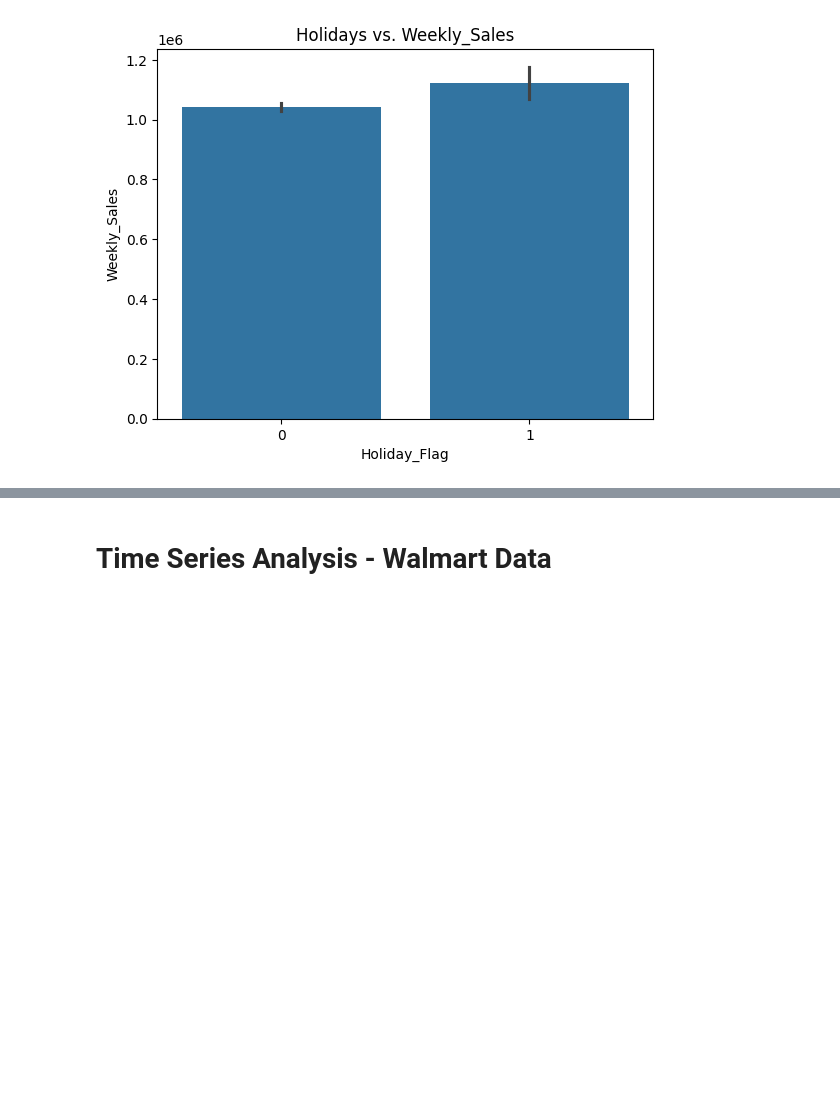
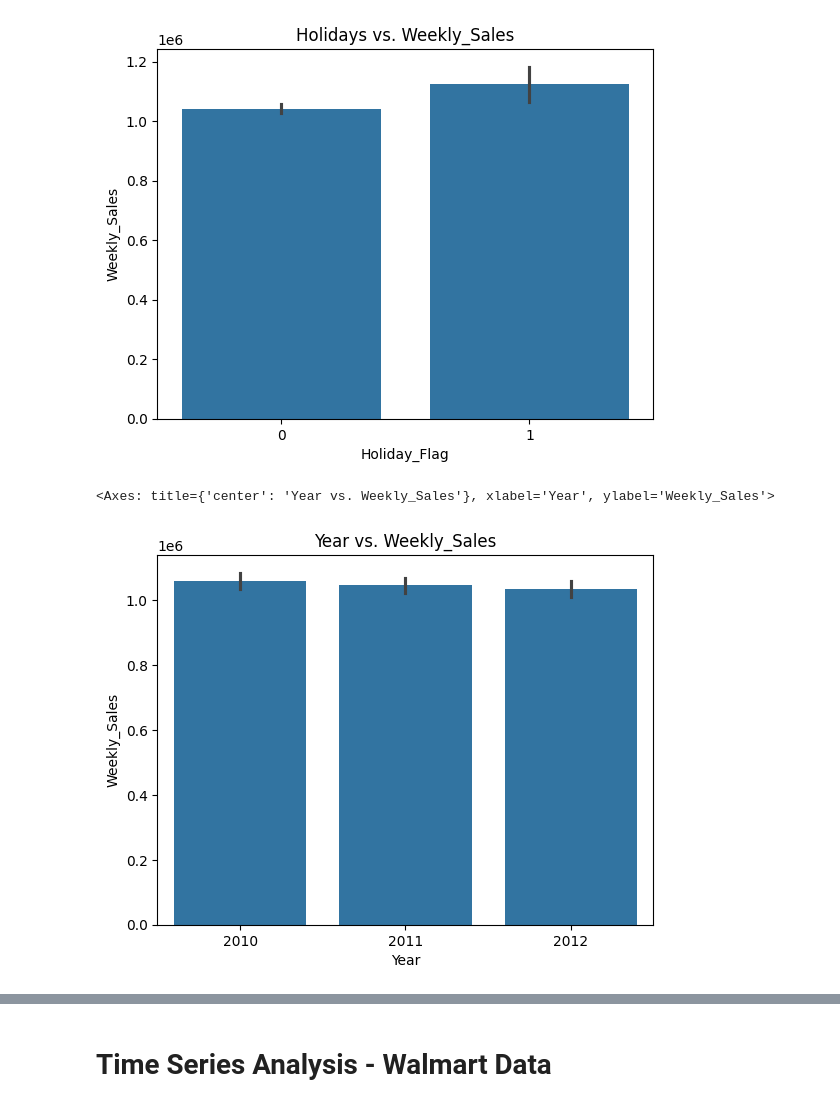
Before and after one commit to TangoMango223/walmart_analysis, a Jupyter notebook: analysis.ipynb, the cells around one changed output, grey strips where cells are left out. Drawn from its saved outputs; the diff is of its cells as text; code cells hidden in the pictures; blank space fills up the shorter version.

```diff
--- a/analysis.ipynb
+++ b/analysis.ipynb
@@ -316,3 +303,11 @@ sns.barplot(data = df, x ="Holiday_Flag", y = "Weekly_Sales")
 # %% [output]
 <Axes: title={'center': 'Holidays vs. Weekly_Sales'}, xlabel='Holiday_Flag', ylabel='Weekly_Sales'>
 [figure]
+# %%
+# Let's look at year...
+# Holiday Flag vs. Weekly Sales
+plt.title("Year vs. Weekly_Sales")
+sns.barplot(data = df, x ="Year", y = "Weekly_Sales")
+# %% [output]
+<Axes: title={'center': 'Year vs. Weekly_Sales'}, xlabel='Year', ylabel='Weekly_Sales'>
+[figure, added]
```
Also changed, not shown: parts of 20 cells of this notebook.
